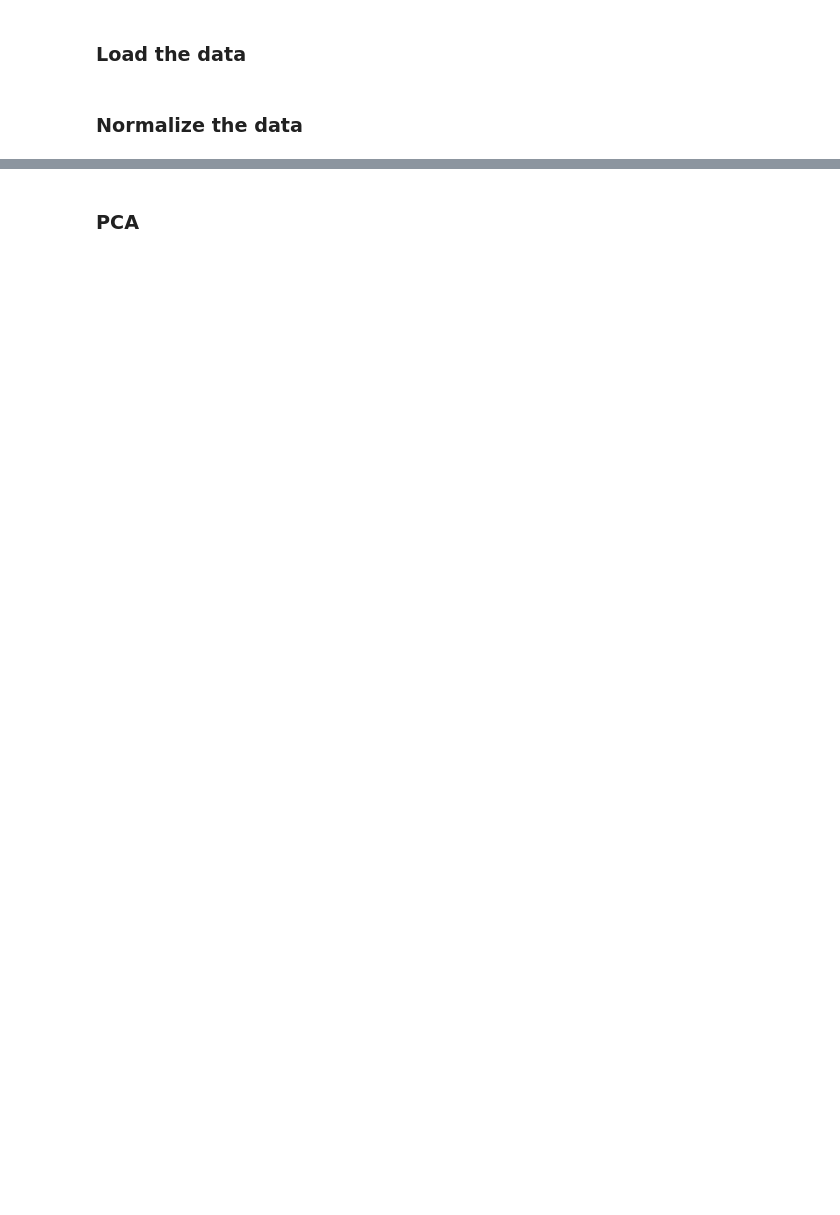
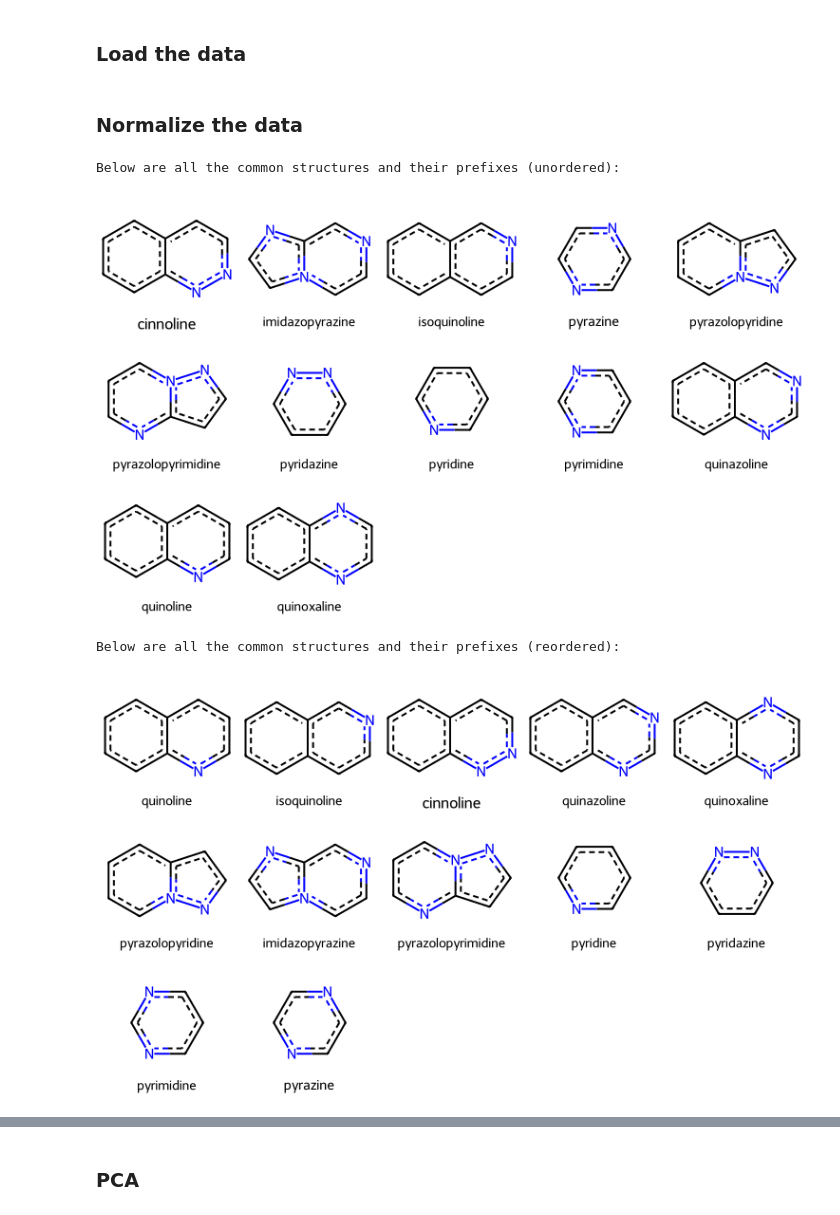
Before and after one commit to intel00000/stahl_data_science, a Jupyter notebook: Machine learning/3.corr_analysis.ipynb, the cells around one changed output, grey strips where cells are left out. Saved outputs shown, nothing was run; the diff lists cells and outputs as text; code cells hidden in the pictures; blank space fills up the shorter version.

```diff
--- a/Machine learning/3.corr_analysis.ipynb
+++ b/Machine learning/3.corr_analysis.ipynb
@@ -37,3 +41,62 @@ scaler = StandardScaler()
 scaler.fit(select_properties_data_removed_highlycorr_df)
 select_properties_data_removed_highlycorr_normalized = scaler.transform(select_properties_data_removed_highlycorr_df)
 select_properties_data_removed_highlycorr_normalized_df = pd.DataFrame(select_properties_data_removed_highlycorr_normalized, columns=select_properties_data_removed_highlycorr_df.columns)
+# %%
+# we have to map to their corresponding core structures
+input_common_structure_folder = "common_structure"
+common_structure_list = {}
+# grep all the cdxml files in the common structure folder
+for file in glob.glob("*.cdxml", root_dir=input_common_structure_folder):
+    # get the filename without the extension, we will use it as the prefix
+    key = file.split(".")[0]
+    substructure = Chem.MolsFromCDXMLFile(os.path.join(input_common_structure_folder, file))
+    # output to Smarts format
+    temp_smarts = Chem.MolToSmarts(substructure[0])
+    # reparse the Smarts, this is in case the structure from the cdxml file is not the same as from the SMILES string
+    substructure = Chem.MolFromSmarts(temp_smarts)
+    # add the substructure to the dictionary
+    common_structure_list[key] = substructure
+common_structure_prefix = list(common_structure_list.keys())
+
+
+def print_common_structure_list(common_structure_list):
+    # Prepare the list of molecules and corresponding legends (for display under each molecule)
+    mols = list(common_structure_list.values())
+    legends = list(common_structure_list.keys())
+    # Generate a grid image with a fixed number of columns (5 columns)
+    img = Chem.Draw.MolsToGridImage(
+        mols, molsPerRow=5, subImgSize=(150, 150), legends=legends
+    )
+    display(img)  # Display the grid of images
+
+print(f"Below are all the common structures and their prefixes (unordered):")
+print_common_structure_list(common_structure_list)
+new_common_structure_prefix = [
+    # 6 + 6 fused rings
+    "quinoline",
+    "isoquinoline",
+    "cinnoline",
+    "quinazoline",
+    "quinoxaline",
+    # 6 + 5 fused rings
+    "pyrazolopyridine",
+    "imidazopyrazine",
+    "pyrazolopyrimidine",
+    # single ring
+    "pyridine",
+    "pyridazine",
+    "pyrimidine",
+    "pyrazine",
+]
+# resort the common_structure_list
+# use the reordered list to resort the dictionary
+common_structure_list = {
+    prefix: common_structure_list[prefix] for prefix in new_common_structure_prefix
+}
+print(f"Below are all the common structures and their prefixes (reordered):")
+print_common_structure_list(common_structure_list)
+# %% [output]
+Below are all the common structures and their prefixes (unordered):
+[figure, added]
+Below are all the common structures and their prefixes (reordered):
+[figure, added]
```
Also changed, not shown: parts of 28 cells of this notebook, 2 other files.
